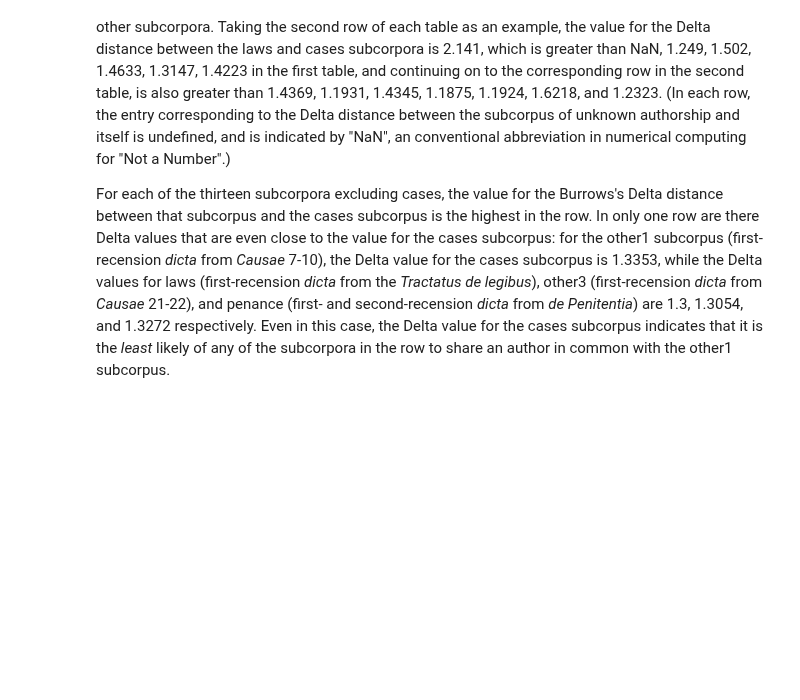
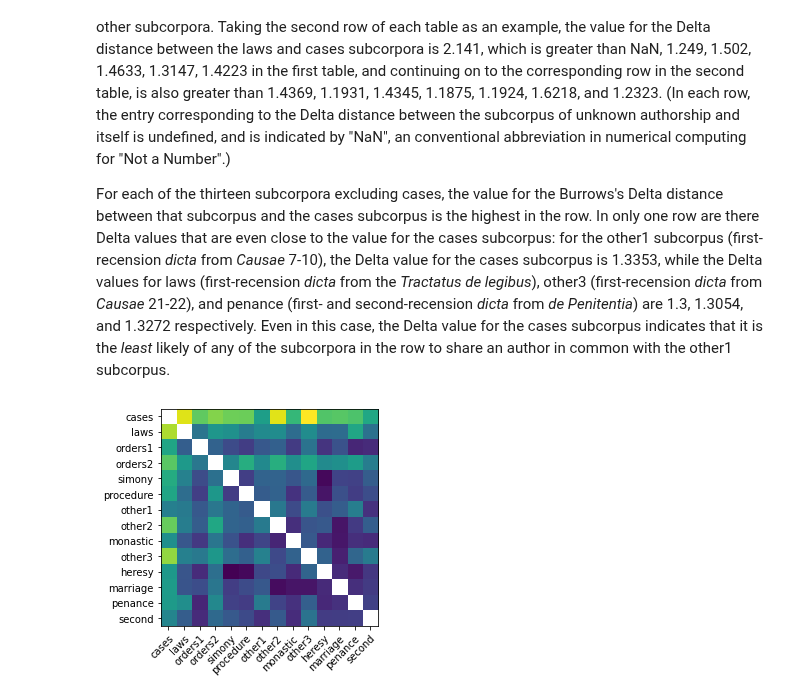
Before and after one commit to decretist/Dissertation, a Jupyter notebook: Notebooks/Burrows/Burrows.ipynb, the cells around one changed output. Saved outputs shown, nothing was run; the diff lists cells and outputs as text; code cells hidden in the pictures; blank space fills up the shorter version.

Commit message:
Add first draft of heatmap
Suggested by Mike Kestemont

```diff
--- a/Notebooks/Burrows/Burrows.ipynb
+++ b/Notebooks/Burrows/Burrows.ipynb
@@ -345,3 +345,21 @@ Because of the scale of the experiment, the results can be somewhat difficult to
 Disregard the first row---we are not interested in the Delta distance of the cases subcorpus from itself. Read each row starting at the second, comparing the value for the Delta distance between the subcorpus of unknown authorship and the cases subcorpus with the Delta values for each of the other subcorpora. Taking the second row of each table as an example, the value for the Delta distance between the laws and cases subcorpora is 2.141, which is greater than NaN, 1.249, 1.502, 1.4633, 1.3147, 1.4223 in the first table, and continuing on to the corresponding row in the second table, is also greater than 1.4369, 1.1931, 1.4345, 1.1875, 1.1924, 1.6218, and 1.2323. (In each row, the entry corresponding to the Delta distance between the subcorpus of unknown authorship and itself is undefined, and is indicated by "NaN", an conventional abbreviation in numerical computing for "Not a Number".)
 
 For each of the thirteen subcorpora excluding cases, the value for the Burrows's Delta distance between that subcorpus and the cases subcorpus is the highest in the row. In only one row are there Delta values that are even close to the value for the cases subcorpus: for the other1 subcorpus (first-recension *dicta* from *Causae* 7-10), the Delta value for the cases subcorpus is 1.3353, while the Delta values for laws (first-recension *dicta* from the *Tractatus de legibus*), other3 (first-recension *dicta* from *Causae* 21-22), and penance (first- and second-recension *dicta* from *de Penitentia*) are 1.3, 1.3054, and 1.3272 respectively. Even in this case, the Delta value for the cases subcorpus indicates that it is the *least* likely of any of the subcorpora in the row to share an author in common with the other1 subcorpus.
+# %%
+import matplotlib.pyplot as pp
+import numpy as np
+
+fig, ax = pp.subplots()
+im = ax.imshow(deltas)
+ax.set_xticks(np.arange(len(candidates)))
+ax.set_yticks(np.arange(len(candidates)))
+ax.set_xticklabels(candidates)
+ax.set_yticklabels(candidates)
+pp.setp(ax.get_xticklabels(), rotation=45, ha="right", rotation_mode="anchor")
+for i in range(len(candidates)):
+    for j in range(len(candidates)):
+        # text = ax.text(j, i, deltas.iloc[i,j], ha="center", va="center", color="w")
+        pass
+pp.show()
+# %% [output]
+[figure, added]
```
